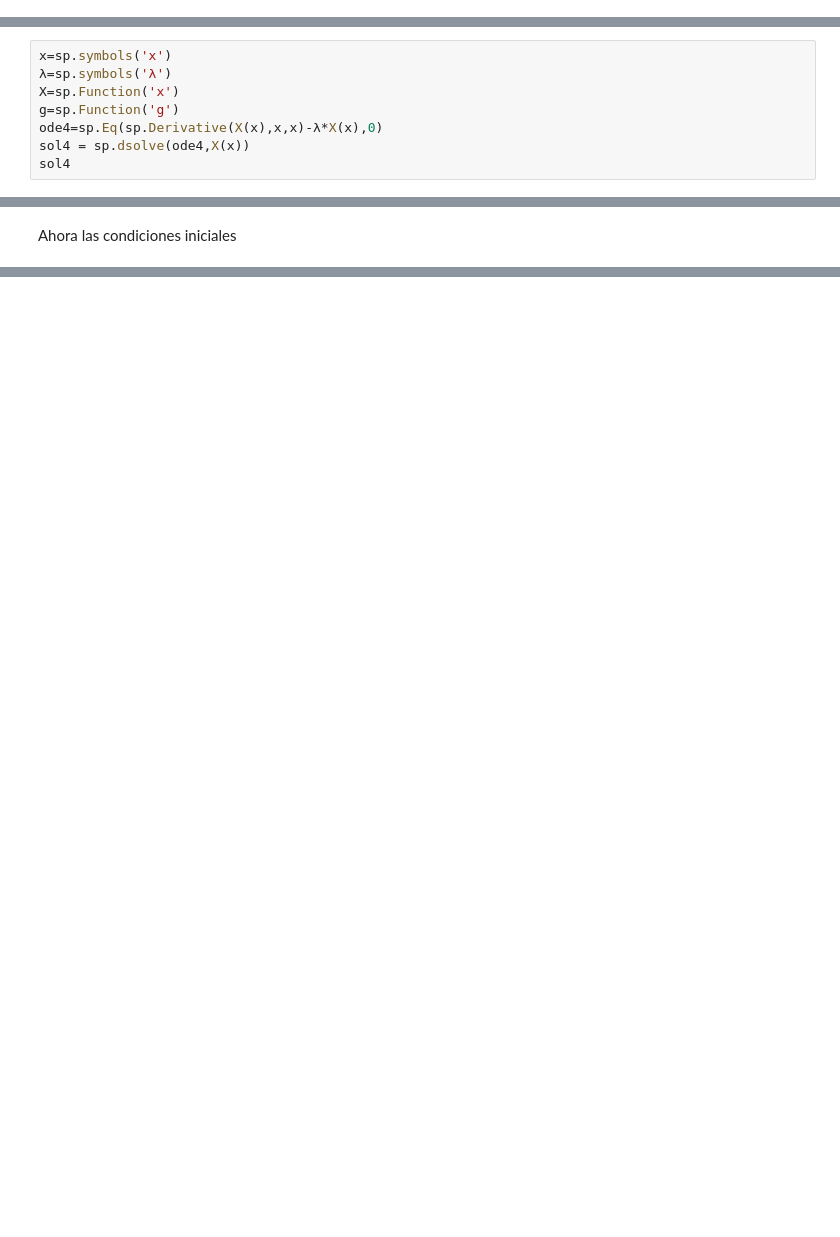
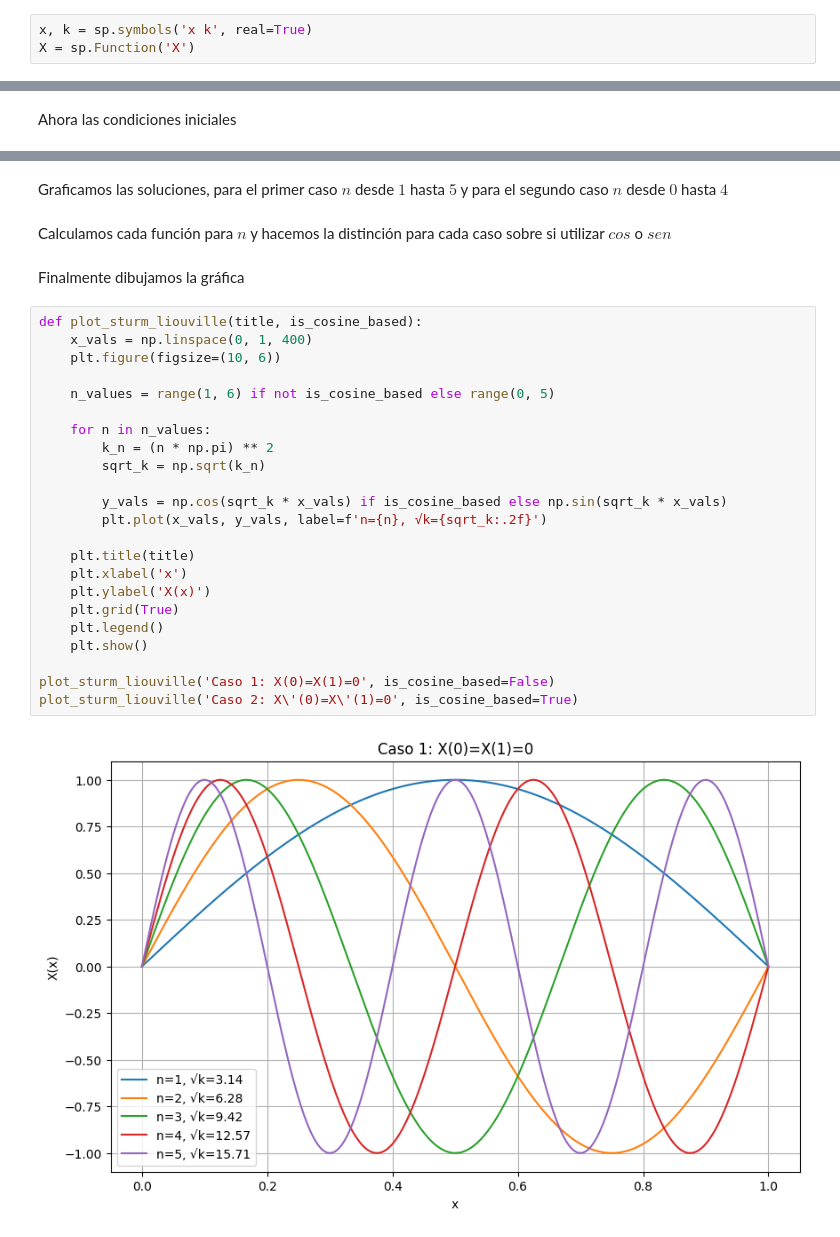
Before and after one commit to LuisManuelCatzoliSoriano/EDP-I, a Jupyter notebook: EDH.ipynb, the cells around one changed output, grey strips where cells are left out. Saved outputs shown, nothing was run; the diff lists cells and outputs as text; blank space fills up the shorter version.

```diff
--- a/EDH.ipynb
+++ b/EDH.ipynb
@@ -13,10 +18,5 @@ from scipy.integrate import solve_bvp
+# %%
+x, k = sp.symbols('x k', real=True)
+X = sp.Function('X')
 # %% [markdown]
 Resolvemos la ecuación diferencial y obtenemos
-# %%
-x=sp.symbols('x')
-λ=sp.symbols('λ')
-X=sp.Function('x')
-g=sp.Function('g')
-ode4=sp.Eq(sp.Derivative(X(x),x,x)-λ*X(x),0)
-sol4 = sp.dsolve(ode4,X(x))
-sol4
@@ -39,0 +75,31 @@ AttributeError: Module 'scipy' has no attribute 'arange'
+# %% [markdown]
+Graficamos las soluciones, para el primer caso $n$ desde $1$ hasta $5$ y para el segundo caso $n$ desde $0$ hasta $4$
+# %% [markdown]
+Calculamos cada función para $n$ y hacemos la distinción para cada caso sobre si utilizar $cos$ o $sen$
+# %% [markdown]
+Finalmente dibujamos la gráfica
+# %%
+def plot_sturm_liouville(title, is_cosine_based):
+    x_vals = np.linspace(0, 1, 400)
+    plt.figure(figsize=(10, 6))
+
+    n_values = range(1, 6) if not is_cosine_based else range(0, 5)
+
+    for n in n_values:
+        k_n = (n * np.pi) ** 2
+        sqrt_k = np.sqrt(k_n)
+
+        y_vals = np.cos(sqrt_k * x_vals) if is_cosine_based else np.sin(sqrt_k * x_vals)
+        plt.plot(x_vals, y_vals, label=f'n={n}, √k={sqrt_k:.2f}')
+
+    plt.title(title)
+    plt.xlabel('x')
+    plt.ylabel('X(x)')
+    plt.grid(True)
+    plt.legend()
+    plt.show()
+
+plot_sturm_liouville('Caso 1: X(0)=X(1)=0', is_cosine_based=False)
+plot_sturm_liouville('Caso 2: X\'(0)=X\'(1)=0', is_cosine_based=True)
+# %% [output]
+[figure, added]
```
Also changed, not shown: parts of 15 cells of this notebook.
